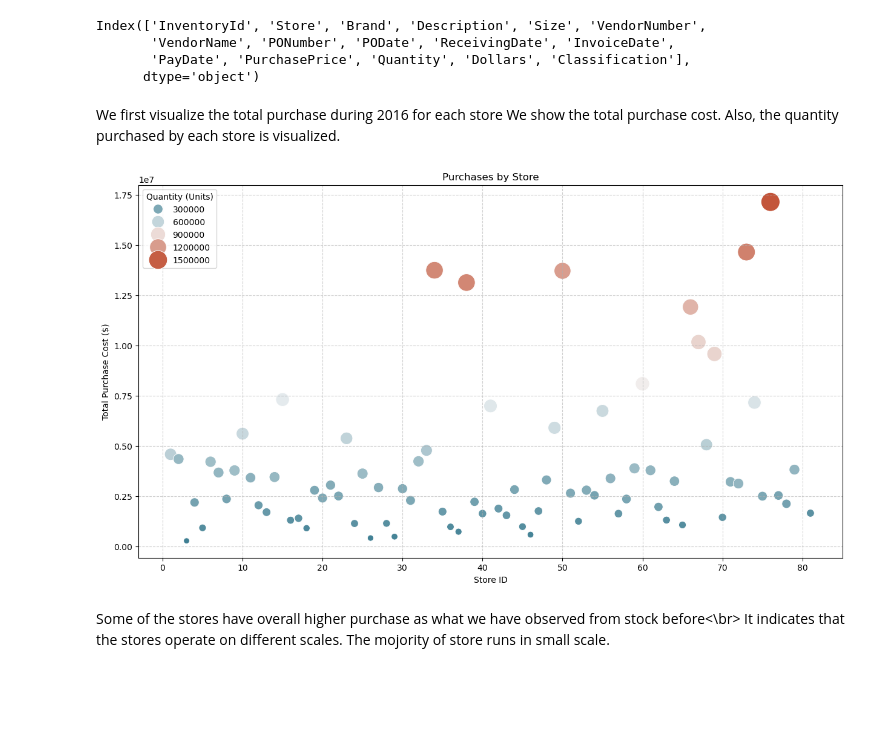
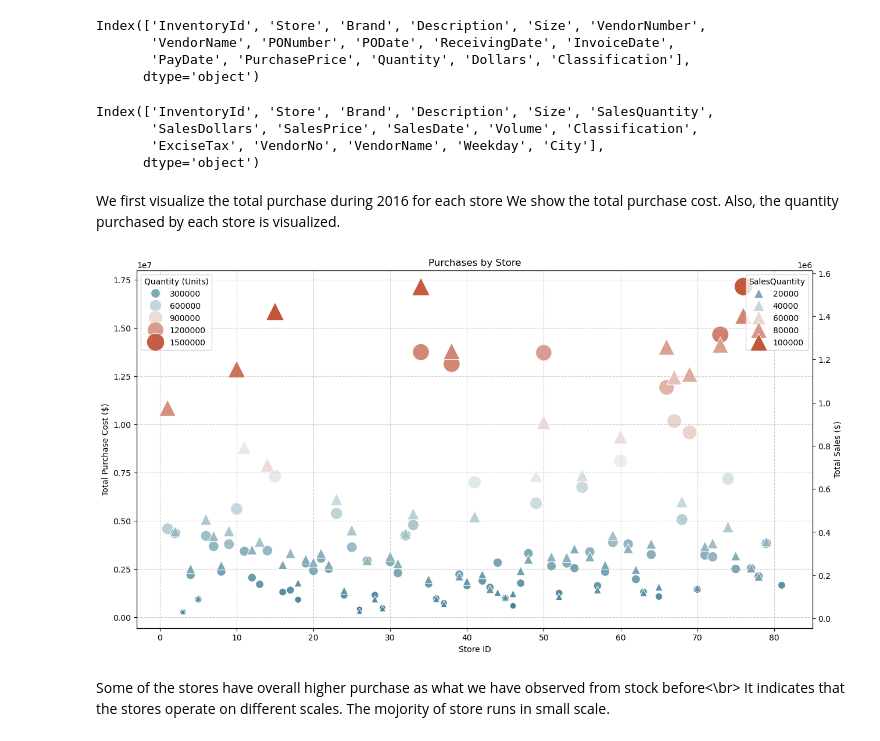
Before and after one commit to Leullque/ece143_group10, a Jupyter notebook: visualization.ipynb, the cells around one changed output. Saved outputs shown, nothing was run; the diff lists cells and outputs as text; code cells hidden in the pictures; blank space fills up the shorter version.

Commit message:
add detailed plots for combined analysis

```diff
--- a/visualization.ipynb
+++ b/visualization.ipynb
@@ -99,3 +99,30 @@ The stock at the beginning of the year:
 [figure]
 The stock at the end of the year:
 [figure]
+# %%
+#get the percentage change of stock in each store
+df_begin['onHand_Price'] = df_begin['onHand'] * df_begin['Price']
+begin_stock = df_begin.groupby('Store').agg({'onHand': 'sum', 'onHand_Price': 'sum'}).reset_index()
+begin_stock['Weighted_Avg_Price'] = begin_stock['onHand_Price'] / begin_stock['onHand']
+
+df_end['onHand_Price'] = df_end['onHand'] * df_end['Price']
+end_stock = df_end.groupby('Store').agg({'onHand': 'sum', 'onHand_Price': 'sum'}).reset_index()
+end_stock['Weighted_Avg_Price'] = end_stock['onHand_Price'] / end_stock['onHand']
+
+df_merged_stock = begin_stock.merge(end_stock, on=['Store'], suffixes=('_begin', '_end'))
+df_merged_stock['onHand_change'] = df_merged_stock['onHand_end'] - df_merged_stock['onHand_begin']
+df_merged_stock['onHand_change_percentage'] = df_merged_stock['onHand_change'] / df_merged_stock['onHand_begin']
+df_merged_stock['ave_price_change'] = df_merged_stock['Weighted_Avg_Price_end'] - df_merged_stock['Weighted_Avg_Price_begin']
+df_merged_stock['ave_price_change_percentage'] = df_merged_stock['ave_price_change'] / df_merged_stock['Weighted_Avg_Price_begin']
+
+fig, ax = plt.subplots(figsize=(10, 6))
+ax.bar(df_merged_stock['Store'], df_merged_stock['onHand_change_percentage'], color='c', alpha=0.6)
+ax.set_xlabel('Store')
+ax.set_ylabel('Percentage Change')
+ax.set_title('Percentage Change of Stock in Each Store')
+ax2 = ax.twinx()
+ax2.plot(df_merged_stock['Store'], df_merged_stock['ave_price_change_percentage'], color='salmon', marker='o')
+ax2.set_ylabel('Percentage Change of Average Price', color='salmon')
+ax2.set_ylim(ax.get_ylim())
+
+plt.show()
@@ -272,30 +331,47 @@ Index(['InventoryId', 'Store', 'Brand', 'Description', 'Size', 'VendorNumber',
        'VendorName', 'PONumber', 'PODate', 'ReceivingDate', 'InvoiceDate',
        'PayDate', 'PurchasePrice', 'Quantity', 'Dollars', 'Classification'],
       dtype='object')
+# %%
+df_sale.columns
+# %% [output]
+Index(['InventoryId', 'Store', 'Brand', 'Description', 'Size', 'SalesQuantity',
+       'SalesDollars', 'SalesPrice', 'SalesDate', 'Volume', 'Classification',
+       'ExciseTax', 'VendorNo', 'VendorName', 'Weekday', 'City'],
+      dtype='object')
 # %% [markdown]
 We first visualize the total purchase during 2016 for each store</br>
 We show the total purchase cost. Also, the quantity purchased by each store is visualized.
 # %%
 # Plotting the purchases by store
 purchases_df = df_pur2016[df_pur2016['InvoiceDate']<=datetime.datetime(2016,12,31)]
 grouped_purchases = purchases_df.groupby('Store').agg({'Dollars':'sum','Quantity':'sum'})
 grouped_purchases = grouped_purchases.sort_values('Store')
 
 palette_for_scatter = sns.diverging_palette(220, 20, as_cmap=True)
-fig, ax = plt.subplots(figsize=(15, 8))
+fig, ax = plt.subplots(figsize=(15, 8), sharey=True)
 scatter = sns.scatterplot(
     data=grouped_purchases, x='Store', y='Dollars',
     size='Quantity', hue='Quantity', palette=palette_for_scatter,
     sizes=(50, 500), ax=ax, legend=True
 )
 
 ax.set(xlabel='Store ID', ylabel='Total Purchase Cost ($)', title='Purchases by Store')
 ax.grid(True, linestyle='--', alpha=0.6)
 handles, labels = scatter.get_legend_handles_labels()
 ax.legend(handles=handles, title="Quantity (Units)")
+
+store_sale = df_sale.groupby(['Store']).agg({'SalesDollars':'sum', 'SalesQuantity':'sum'}).reset_index()
+
+ax2 = ax.twinx()
+sns.scatterplot(data=store_sale, x='Store', y='SalesDollars',
+                size='SalesQuantity', hue='SalesQuantity', palette=palette_for_scatter,
+                ax=ax2, marker='^', sizes=(50, 500))
+
+# ax2.set_ylim(ax.get_ylim())
+ax2.set_ylabel('Total Sales ($)')
 plt.show()
 # %% [output]
-[figure, old version]
+[figure, new version]
 # %% [markdown]
 Some of the stores have overall higher purchase as what we have observed from stock before<\br>
 It indicates that the stores operate on different scales. The mojority of store runs in small scale.
```
Also changed, not shown: parts of 11 cells of this notebook.
